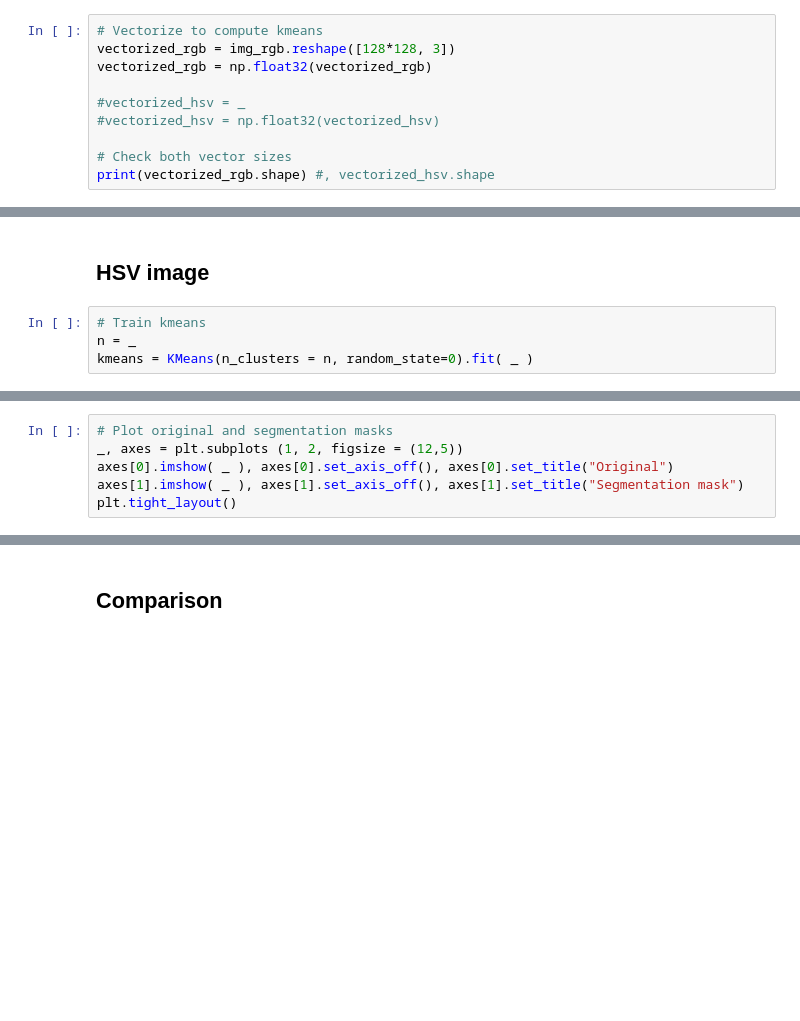
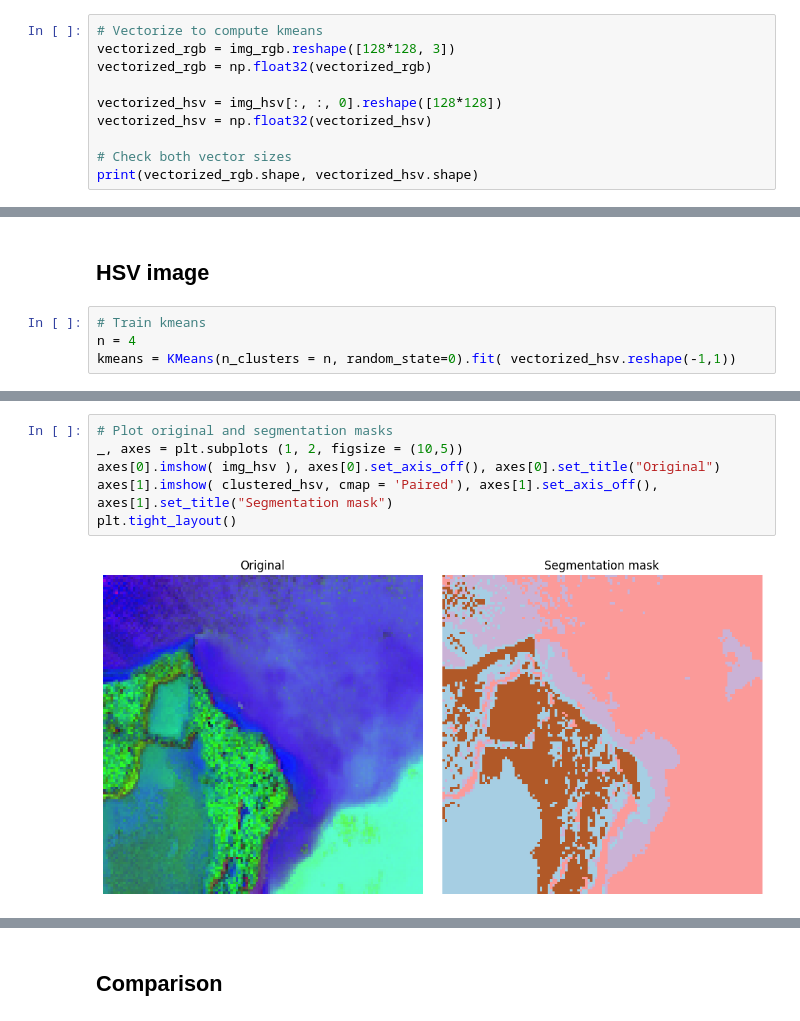
Before and after one commit to EstebanGiAr/machine_learning, a Jupyter notebook: Sem_06/kmeans_images.ipynb, the cells around one changed output, grey strips where cells are left out. Cells and saved outputs as stored; diff of their text form; blank space fills up the shorter version.

```diff
--- a/Sem_06/kmeans_images.ipynb
+++ b/Sem_06/kmeans_images.ipynb
@@ -34,9 +34,9 @@ plt.tight_layout()
 vectorized_rgb = img_rgb.reshape([128*128, 3])
 vectorized_rgb = np.float32(vectorized_rgb)
 
-#vectorized_hsv = _
-#vectorized_hsv = np.float32(vectorized_hsv)
+vectorized_hsv = img_hsv[:, :, 0].reshape([128*128])
+vectorized_hsv = np.float32(vectorized_hsv)
 
 # Check both vector sizes
-print(vectorized_rgb.shape) #, vectorized_hsv.shape
+print(vectorized_rgb.shape, vectorized_hsv.shape)
 # %% [output]
@@ -81,7 +83,7 @@ plt.tight_layout()
 ## **HSV image**
 # %%
 # Train kmeans
-n = _
-kmeans = KMeans(n_clusters = n, random_state=0).fit( _ )
+n = 4
+kmeans = KMeans(n_clusters = n, random_state=0).fit( vectorized_hsv.reshape(-1,1))
 # %%
 # Predict to segment regions
@@ -92,8 +96,10 @@ print(vectorized_hsv.shape, img_rgb.shape, clustered_hsv.shape)
 # %%
 # Plot original and segmentation masks
-_, axes = plt.subplots (1, 2, figsize = (12,5))
-axes[0].imshow( _ ), axes[0].set_axis_off(), axes[0].set_title("Original")
-axes[1].imshow( _ ), axes[1].set_axis_off(), axes[1].set_title("Segmentation mask")
+_, axes = plt.subplots (1, 2, figsize = (10,5))
+axes[0].imshow( img_hsv ), axes[0].set_axis_off(), axes[0].set_title("Original")
+axes[1].imshow( clustered_hsv, cmap = 'Paired'), axes[1].set_axis_off(), axes[1].set_title("Segmentation mask")
 plt.tight_layout()
+# %% [output]
+[figure, added]
 # %%
 # Mask only the cluster number 0 (turn the rest of pixels into black)
```
Also changed, not shown: parts of 4 cells of this notebook.
